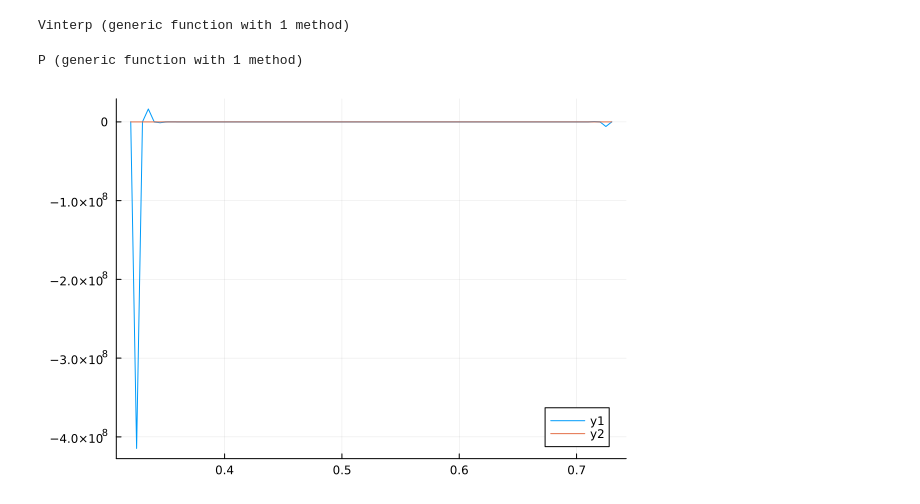
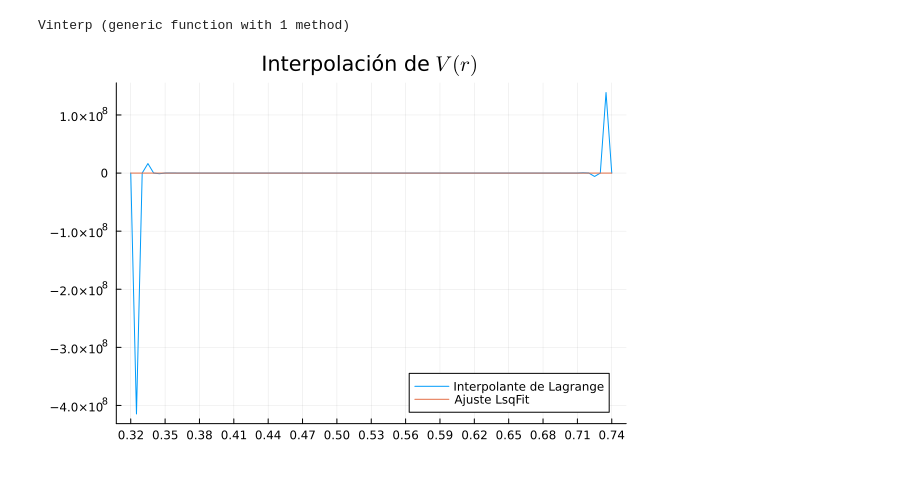
Before and after one commit to CuteS3al/Metodos-2024, a Jupyter notebook: Parcial 2/parcial-2-2024.ipynb, the cells around one changed output. Cells and saved outputs as stored; diff of their text form; code cells hidden in the pictures.

```diff
--- a/Parcial 2/parcial-2-2024.ipynb
+++ b/Parcial 2/parcial-2-2024.ipynb
@@ -329,32 +329,8 @@ l = 0.32:0.005:0.74 #No llegan los datos hasta 0.75, suponemos que es un typo
 Vinterp(r) = lagrange(r,x,y) #Fabricamos el polinomio interpolante de Lagrange
 # %% [output]
 Vinterp (generic function with 1 method)
-# %%
-function Lii(i, x, y)
-    L = 1.0
-
-    for j in 1:i-1
-        L *= ((x-y[j])/(y[i]-y[j]))
-    end
-
-    for j in i+1:length(y)
-        L *= ((x-y[j])/(y[i]-y[j]))
-    end
-    return L
-end
-function P(x, y, w)
-    f = 0.0
-    for i in 1:length(y)
-        f += ((w[i]*Lii(i, x, y)))
-    end
-    return f
-end
-# %% [output]
-P (generic function with 1 method)
 # %%
-Vint(r) = P(r,x,y)
-
-plot(0.32:0.005:0.73,Vint)
-plot!(0.32:0.005:0.73,V)
+plot(0.32:0.005:0.74,Vinterp,label="Interpolante de Lagrange",title="Interpolación de "*L"$V(r)$")
+plot!(0.32:0.005:0.74,V,xticks=0.32:0.03:0.74,label="Ajuste LsqFit")
 # %% [output]
-[figure, old version]
+[figure, new version]
```
